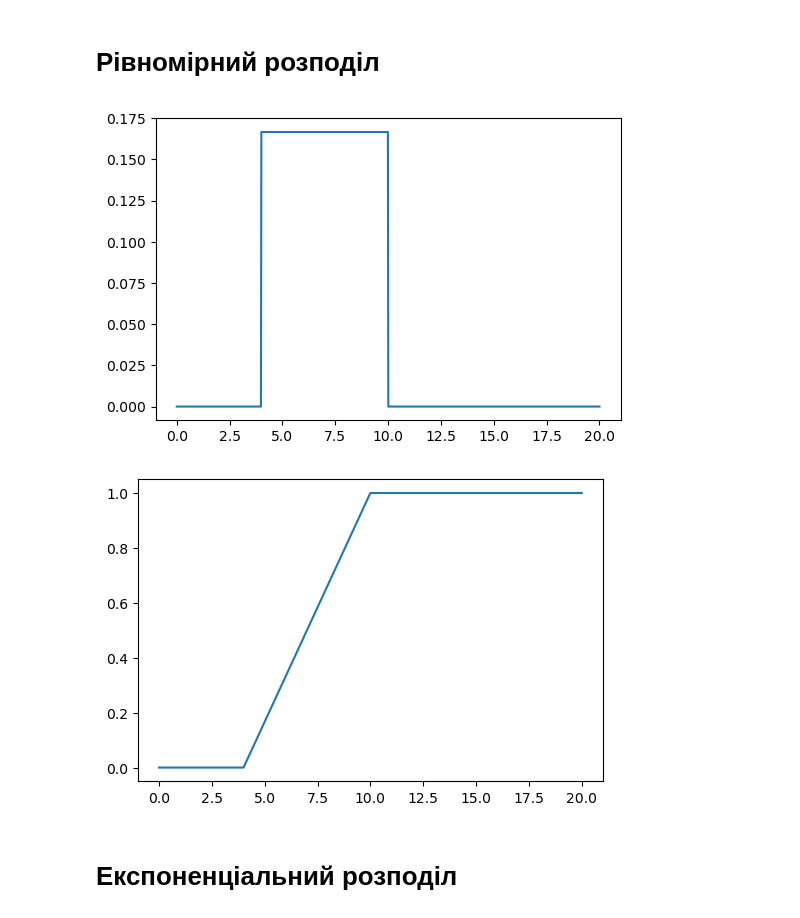
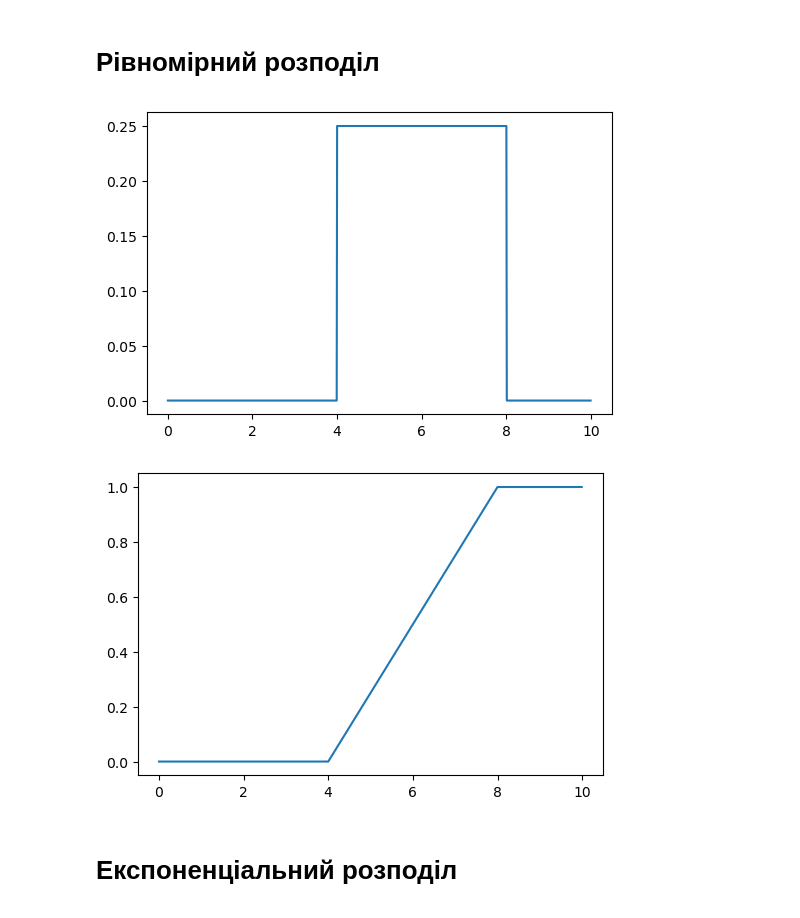
Before and after one commit to advanced-user/PTMS, a Jupyter notebook: Lab3/DistributiveLaws.ipynb, the cells around one changed output. Cells and saved outputs as stored; diff of their text form; code cells hidden in the pictures.

```diff
--- a/Lab3/DistributiveLaws.ipynb
+++ b/Lab3/DistributiveLaws.ipynb
@@ -6,5 +7,5 @@ import matplotlib.pyplot as plt
 # %%
-arr = np.linspace(0, 20, 1000)
+arr = np.arange(0,10,.01)
 # %% [markdown]
 # Рівномірний розподіл
 # %%
@@ -26,20 +27,20 @@ def density_uniform_distribution(sample, a, b):
     return result
 # %%
 x = 4
-y = 10
+y = 8
 f = uniform_distribution_function(arr, x, y)
 density = density_uniform_distribution(arr, x, y)
 
 plt.figure(num=0, dpi=100)
 plt.plot(arr, density)
 plt.show()
 
 plt.figure(num=0, dpi=100)
 plt.plot(arr, f)
 plt.show()
 # %% [output]
-[figure, old version]
+[figure, new version]
-[figure, old version]
+[figure, new version]
 # %% [markdown]
 # Експоненціальний розподіл
 # %%
```
Also changed, not shown: parts of 11 cells of this notebook, 3 other files.
